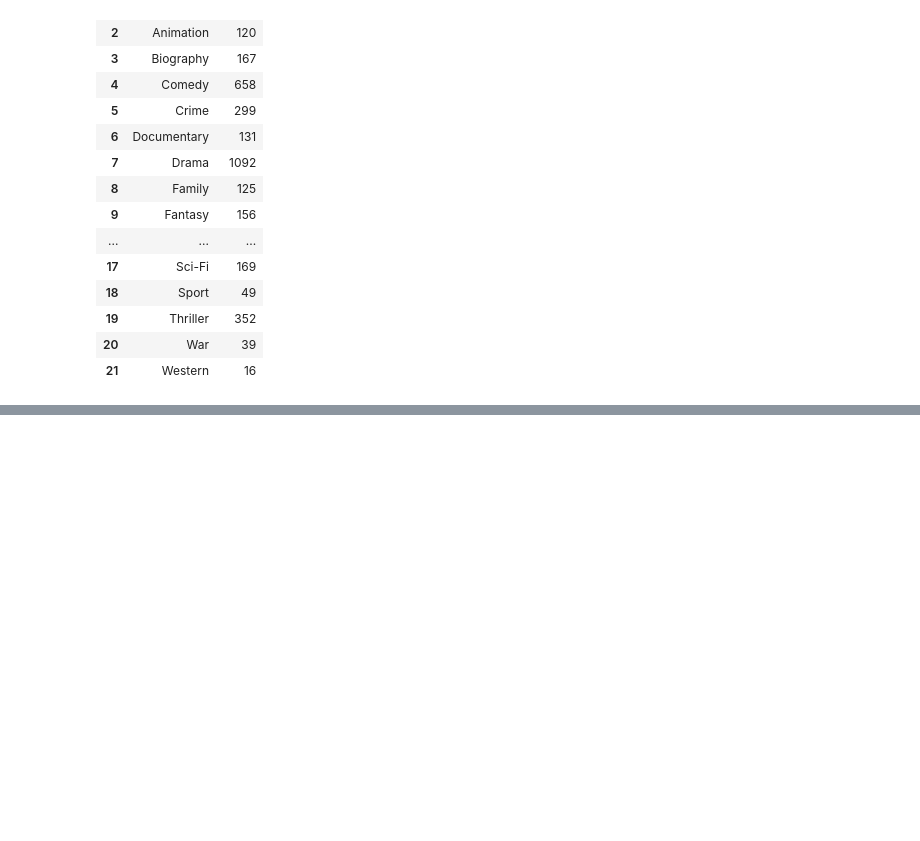
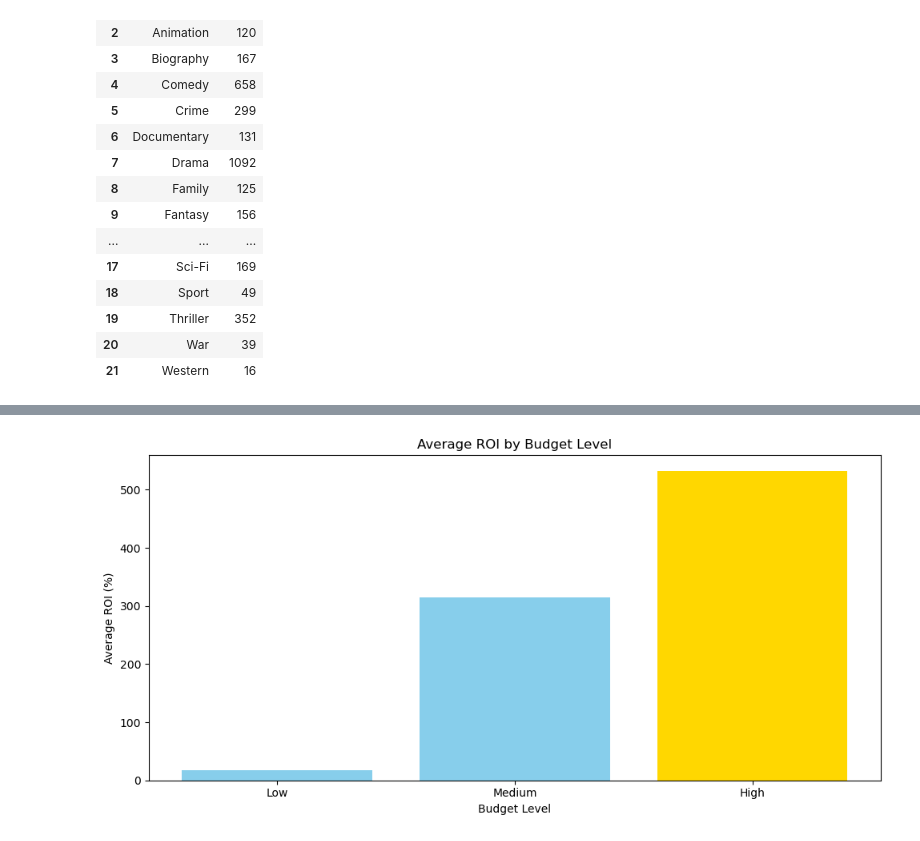
Before and after one commit to elijahlopez94/box_office_statistical_analysis, a Jupyter notebook: box_office_statistical_analysis.ipynb, the cells around one changed output, grey strips where cells are left out. Cells and saved outputs as stored; diff of their text form; code cells hidden in the pictures; blank space fills up the shorter version.

```diff
--- a/box_office_statistical_analysis.ipynb
+++ b/box_office_statistical_analysis.ipynb
@@ -472,0 +580,20 @@ df_relevant.loc[df_relevant['roi'] == 0]
+# %%
+# Convert 'budget_level' to a categorical type with the specific order
+order = ['Low', 'Medium', 'High']
+mean_roi_by_budget['budget_level'] = pd.Categorical(mean_roi_by_budget['budget_level'], categories=order, ordered=True)
+
+# Sort the DataFrame based on the categorical order
+mean_roi_by_budget = mean_roi_by_budget.sort_values('budget_level')
+
+# Determine the colors: gold for the highest return, others in blue
+colors = ['gold' if roi == mean_roi_by_budget['roi'].max() else 'skyblue' for roi in mean_roi_by_budget['roi']]
+
+# Plot the bar graph
+fig, ax = plt.subplots(figsize=(10, 5))
+ax.bar(mean_roi_by_budget['budget_level'], mean_roi_by_budget['roi'], color=colors)
+ax.set_title('Average ROI by Budget Level')
+ax.set_xlabel('Budget Level')
+ax.set_ylabel('Average ROI (%)')
+plt.tight_layout();
+# %% [output]
+[figure, added]
```
Also changed, not shown: parts of 32 cells of this notebook.
